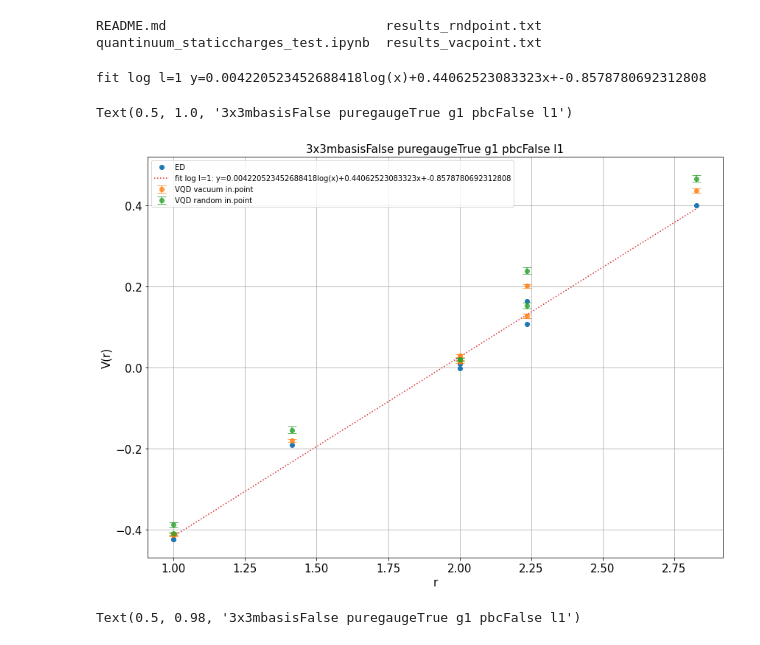
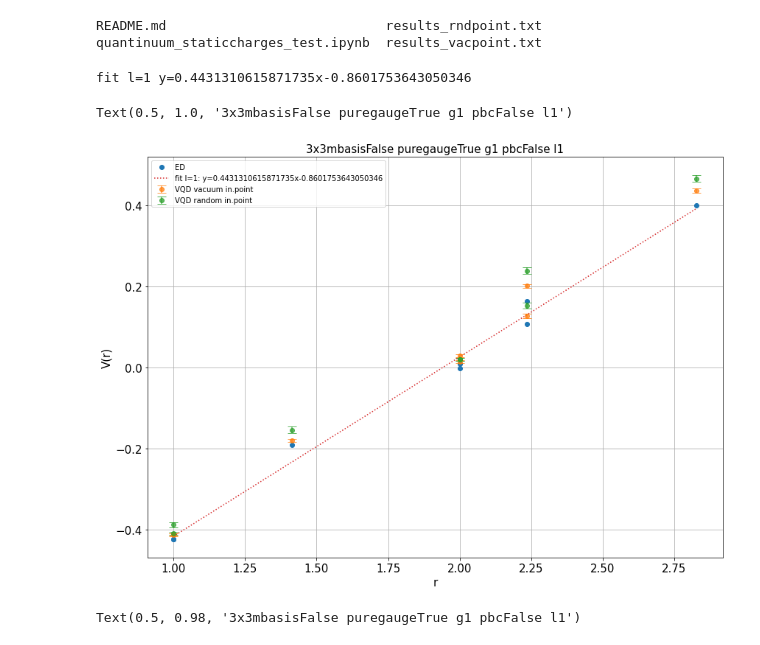
Before and after one commit to ariannacrippa/QC_lattice_H, a Jupyter notebook: notebooks/Quantinuum/quantinuum_staticcharges_test.ipynb, the cells around one changed output. Cells and saved outputs as stored; diff of their text form; code cells hidden in the pictures.

```diff
--- a/notebooks/Quantinuum/quantinuum_staticcharges_test.ipynb
+++ b/notebooks/Quantinuum/quantinuum_staticcharges_test.ipynb
@@ -183,25 +183,30 @@ def func_log(x, a, b,c):
 # %%
 #
 plt.figure(figsize=(14,10))
 plt.plot(latt_rlist_ordered,E_0_ED,'o',label=f'ED')
 plt.errorbar(latt_rlist_ordered, E_0_VQD, yerr=stddev_VQD,label=r"VQD vacuum in.point",alpha=.75, fmt='o', capsize=6, capthick=1)
 plt.errorbar(latt_rlist_ordered,E_0_VQD_rnd, yerr=stddev_VQD_rnd, label=r"VQD random in.point",alpha=.75, fmt='o', capsize=6, capthick=1)
 
-popt, pcov = curve_fit(func_log, latt_rlist_ordered, E_0_ED)
-plt.plot(latt_rlist_ordered, func_log(latt_rlist_ordered, *popt), label=f'fit log l={l}: y={popt[0]}log(x)+{popt[1]}x+{popt[2]}',linestyle='dotted')
-print(f'fit log l={l} y={popt[0]}log(x)+{popt[1]}x+{popt[2]}')
+# popt, pcov = curve_fit(func_log, latt_rlist_ordered, E_0_ED)
+# plt.plot(latt_rlist_ordered, func_log(latt_rlist_ordered, *popt), label=f'fit log l={l}: y={popt[0]}log(x)+{popt[1]}x+{popt[2]}',linestyle='dotted')
+# print(f'fit log l={l} y={popt[0]}log(x)+{popt[1]}x+{popt[2]}')
+
+popt, pcov = curve_fit(func, latt_rlist_ordered, E_0_ED)
+plt.plot(latt_rlist_ordered, func(latt_rlist_ordered, *popt), label=f'fit l={l}: y={popt[0]}x{popt[1]}',linestyle='dotted')
+print(f'fit l={l} y={popt[0]}x{popt[1]}')
+
 #plt.ylim(-0.45,0.20)
 plt.xlabel('r',size=15)
 plt.ylabel('V(r)',size=15)
 plt.yticks(fontsize=15)
 plt.xticks(fontsize=15)
 plt.grid()
 plt.legend()
 plt.title('x'.join(map(str,latt.n_sites))+f'mbasis{magnetic_basis} puregauge{puregauge} g{g} pbc{pbc} l{l}',size=15)
 # %% [output]
-fit log l=1 y=0.004220523452688418log(x)+0.44062523083323x+-0.8578780692312808
+fit l=1 y=0.4431310615871735x-0.8601753643050346
 Text(0.5, 1.0, '3x3mbasisFalse puregaugeTrue g1 pbcFalse l1')
-[figure, old version]
+[figure, new version]
 # %%
 fig,ax = plt.subplots(1,4, figsize=(18, 6))
 
```
